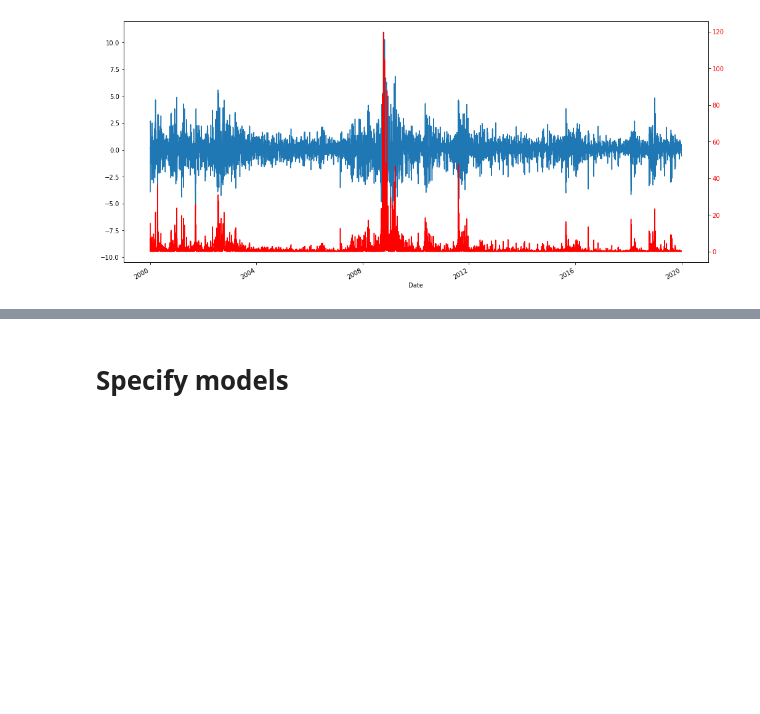
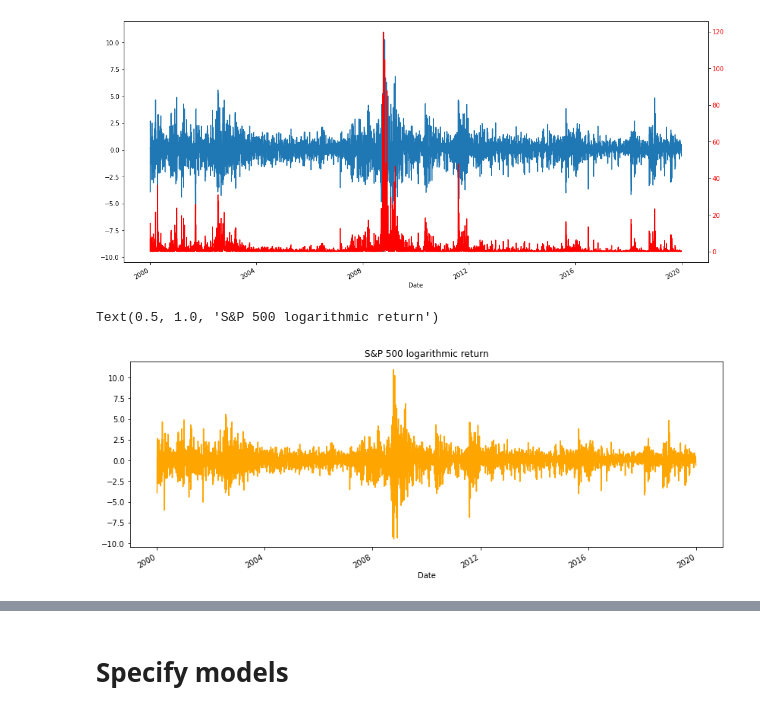
Before and after one commit to levikul09/ERA, a Jupyter notebook: Era code.ipynb, the cells around one changed output, grey strips where cells are left out. Cells and saved outputs as stored; diff of their text form; code cells hidden in the pictures; blank space fills up the shorter version.

```diff
--- a/Era code.ipynb
+++ b/Era code.ipynb
@@ -149,3 +184,14 @@ df.Daily_Vol.plot(ax=ax2, color='red')
 ax2.tick_params(axis ='y', labelcolor = 'red')
 # %% [output]
 [figure]
+# %%
+fig, ax = plt.subplots(figsize=(14, 5))
+
+df.Log_Return.plot(color='orange', ax=ax)
+
+ax.set_title('S&P 500 logarithmic return')
+
+#plt.savefig('sp500 logreturn', dpi=300, facecolor='white',bbox_inches='tight' );
+# %% [output]
+Text(0.5, 1.0, 'S&P 500 logarithmic return')
+[figure, added]
```
Also changed, not shown: parts of 27 cells of this notebook.
